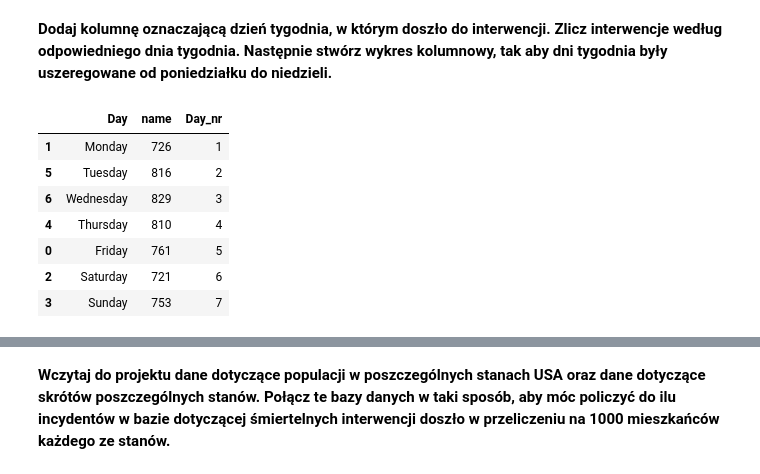
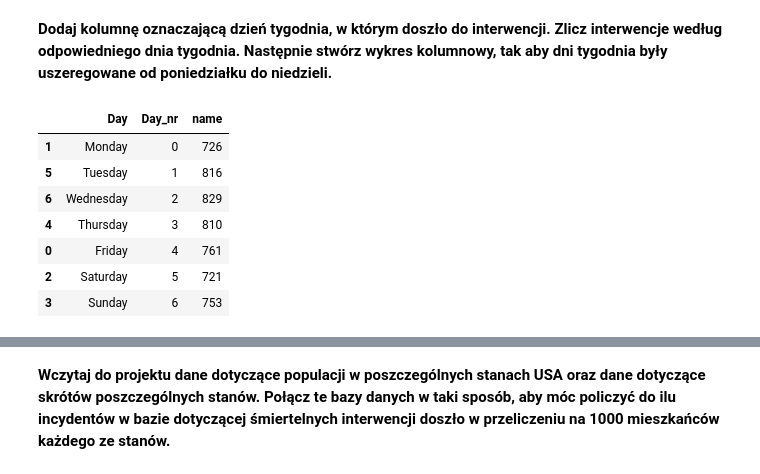
Before and after one commit to MarcinAn/Przestepczosc, a Jupyter notebook: Przestepczosc.ipynb, the cells around one changed output, grey strips where cells are left out. Drawn from its saved outputs; the diff is of its cells as text; code cells hidden in the pictures.

```diff
--- a/Przestepczosc.ipynb
+++ b/Przestepczosc.ipynb
@@ -53,36 +53,19 @@ mental_illness_counter.plot.bar(x= 'race', y= 'count', rot= 0)
 [figure]
 # %% [markdown]
 **Dodaj kolumnę oznaczającą dzień tygodnia, w którym doszło do interwencji. Zlicz interwencje według odpowiedniego dnia tygodnia. Następnie stwórz wykres kolumnowy, tak aby dni tygodnia były uszeregowane od poniedziałku do niedzieli.**
-# %%
-df['Day'] = pd.to_datetime(df['date']).dt.day_name()
-plot = df.pivot_table(values = 'name', index = 'Day', aggfunc = 'count')
-plot = plot.reset_index()
-
-def set_day_number(x):
-  if x == 'Monday':
-    return '1'
-  elif x == 'Tuesday':
-    return '2'
-  elif x == 'Wednesday':
-    return '3'
-  elif x == 'Thursday':
-    return '4'
-  elif x == 'Friday':
-    return '5'
-  elif x == 'Saturday':
-    return '6'
-  elif x == 'Sunday':
-    return '7'
-plot['Day_nr'] = plot['Day'].apply(lambda x: set_day_number(x))
-plot = plot.sort_values(by = 'Day_nr')
-plot
-# %% [output]
-|  | Day | name | Day_nr |
-| 1 | Monday | 726 | 1 |
-| 5 | Tuesday | 816 | 2 |
-| 6 | Wednesday | 829 | 3 |
-| 4 | Thursday | 810 | 4 |
-| 0 | Friday | 761 | 5 |
-| 2 | Saturday | 721 | 6 |
-| 3 | Sunday | 753 | 7 |
+# %%
+df['Day'] = pd.to_datetime(df['date']).dt.day_name()
+plot = df.pivot_table(values = 'name', index = {'Day', 'date'}, aggfunc = 'count').reset_index()
+plot['Day_nr']= pd.to_datetime(plot['date']).dt.dayofweek
+plot_pivot=plot.pivot_table(values='name', index={'Day', 'Day_nr'} , aggfunc='sum').reset_index().sort_values(by= 'Day_nr')
+plot_pivot
+# %% [output]
+|  | Day | Day_nr | name |
+| 1 | Monday | 0 | 726 |
+| 5 | Tuesday | 1 | 816 |
+| 6 | Wednesday | 2 | 829 |
+| 4 | Thursday | 3 | 810 |
+| 0 | Friday | 4 | 761 |
+| 2 | Saturday | 5 | 721 |
+| 3 | Sunday | 6 | 753 |
 # %%
```
Also changed, not shown: parts of 4 cells of this notebook.
